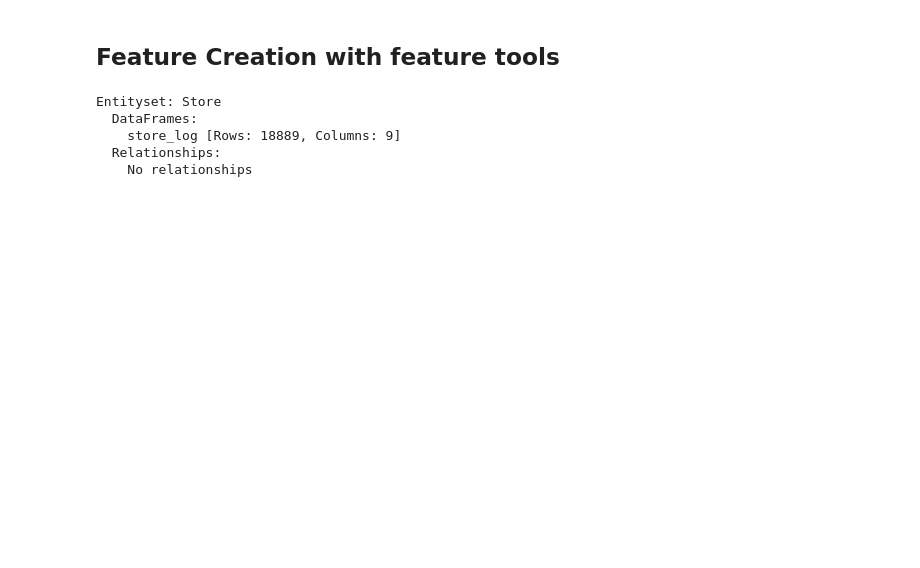
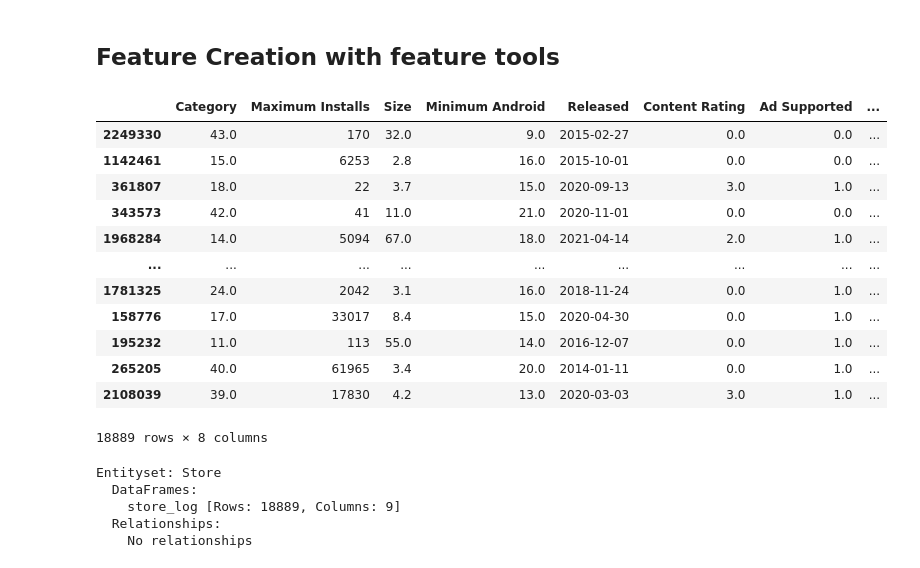
Before and after one commit to agtmwebtoon/automl-data-science, a Jupyter notebook: Analysis/preprocessing.ipynb, the cells around one changed output. Cells and saved outputs as stored; diff of their text form; code cells hidden in the pictures; blank space fills up the shorter version.

```diff
--- a/Analysis/preprocessing.ipynb
+++ b/Analysis/preprocessing.ipynb
@@ -121,3 +120,19 @@ df["index"] = df.index
+# %%
+df
+# %% [output]
+|  | Category | Maximum Installs | Size | Minimum Android | Released | Content Rating | Ad Supported | ... |
+| 2249330 | 43.0 | 170 | 32.0 | 9.0 | 2015-02-27 | 0.0 | 0.0 | ... |
+| 1142461 | 15.0 | 6253 | 2.8 | 16.0 | 2015-10-01 | 0.0 | 0.0 | ... |
+| 361807 | 18.0 | 22 | 3.7 | 15.0 | 2020-09-13 | 3.0 | 1.0 | ... |
+| 343573 | 42.0 | 41 | 11.0 | 21.0 | 2020-11-01 | 0.0 | 0.0 | ... |
+| 1968284 | 14.0 | 5094 | 67.0 | 18.0 | 2021-04-14 | 2.0 | 1.0 | ... |
+| ... | ... | ... | ... | ... | ... | ... | ... | ... |
+| 1781325 | 24.0 | 2042 | 3.1 | 16.0 | 2018-11-24 | 0.0 | 1.0 | ... |
+| 158776 | 17.0 | 33017 | 8.4 | 15.0 | 2020-04-30 | 0.0 | 1.0 | ... |
+| 195232 | 11.0 | 113 | 55.0 | 14.0 | 2016-12-07 | 0.0 | 1.0 | ... |
+| 265205 | 40.0 | 61965 | 3.4 | 20.0 | 2014-01-11 | 0.0 | 1.0 | ... |
+| 2108039 | 39.0 | 17830 | 4.2 | 13.0 | 2020-03-03 | 3.0 | 1.0 | ... |
+18889 rows × 8 columns
 # %%
 # Set Entityset by dataframe data
 es.add_dataframe(dataframe_name="store_log",
```
Also changed, not shown: parts of 6 cells of this notebook, 1 other file.
